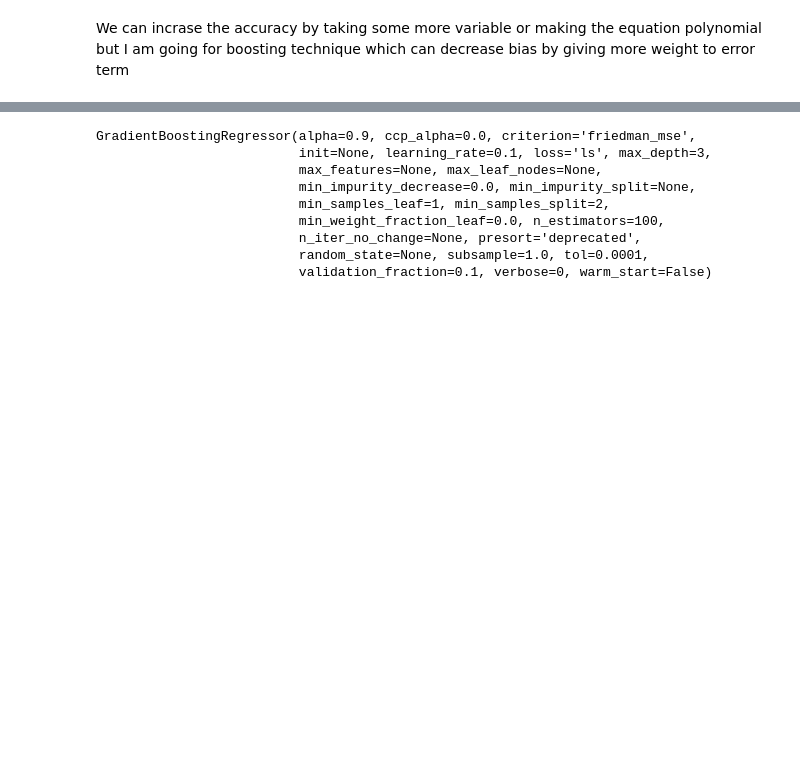
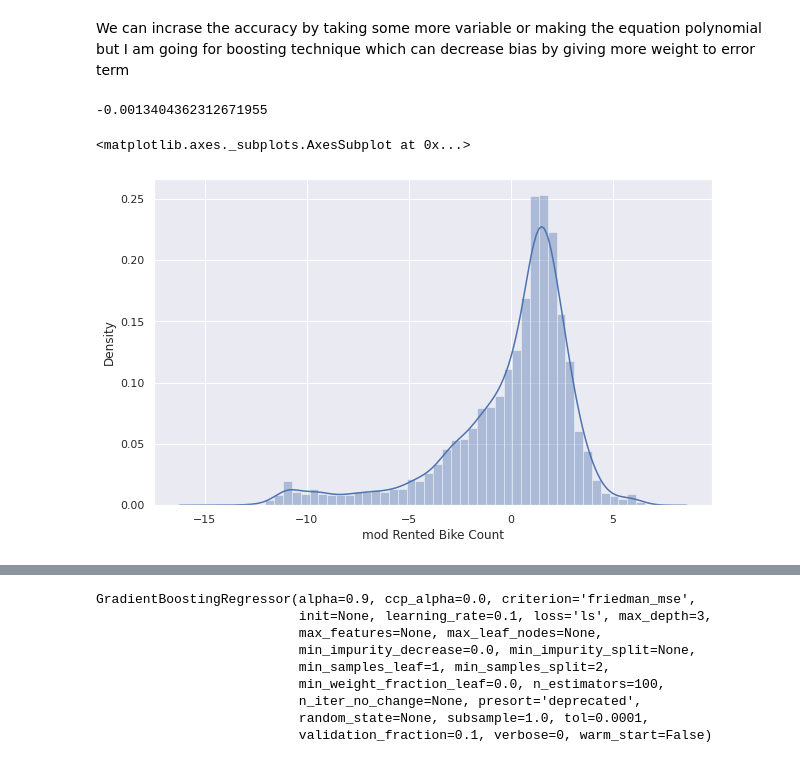
Before and after one commit to Vini901/Bike-Demand-Prediction, a Jupyter notebook: Copy_of_Bike_Sharing_Demand_Prediction_Capstone_Project_(1).ipynb, the cells around one changed output, grey strips where cells are left out. Drawn from its saved outputs; the diff is of its cells as text; code cells hidden in the pictures; blank space fills up the shorter version.

```diff
--- a/Copy_of_Bike_Sharing_Demand_Prediction_Capstone_Project_(1).ipynb
+++ b/Copy_of_Bike_Sharing_Demand_Prediction_Capstone_Project_(1).ipynb
@@ -446,6 +435,15 @@ r2_score(y_train,y_pre_train),r2_score(y_test,y_pre_test)
 We can incrase the accuracy by taking some more variable or making the equation polynomial but I am going for boosting technique which can decrease bias by giving more weight to error term
 # %%
 y_resi=y_train-y_pre_train
+# %%
+y_resi.mean()
+# %% [output]
+-0.0013404362312671955
+# %%
+sns.distplot(y_resi)
+# %% [output]
+<matplotlib.axes._subplots.AxesSubplot at 0x...>
+[figure, added]
 # %%
 sns.scatterplot(y_train,y_resi)
 # %% [output]
```
Also changed, not shown: parts of 43 cells of this notebook.
